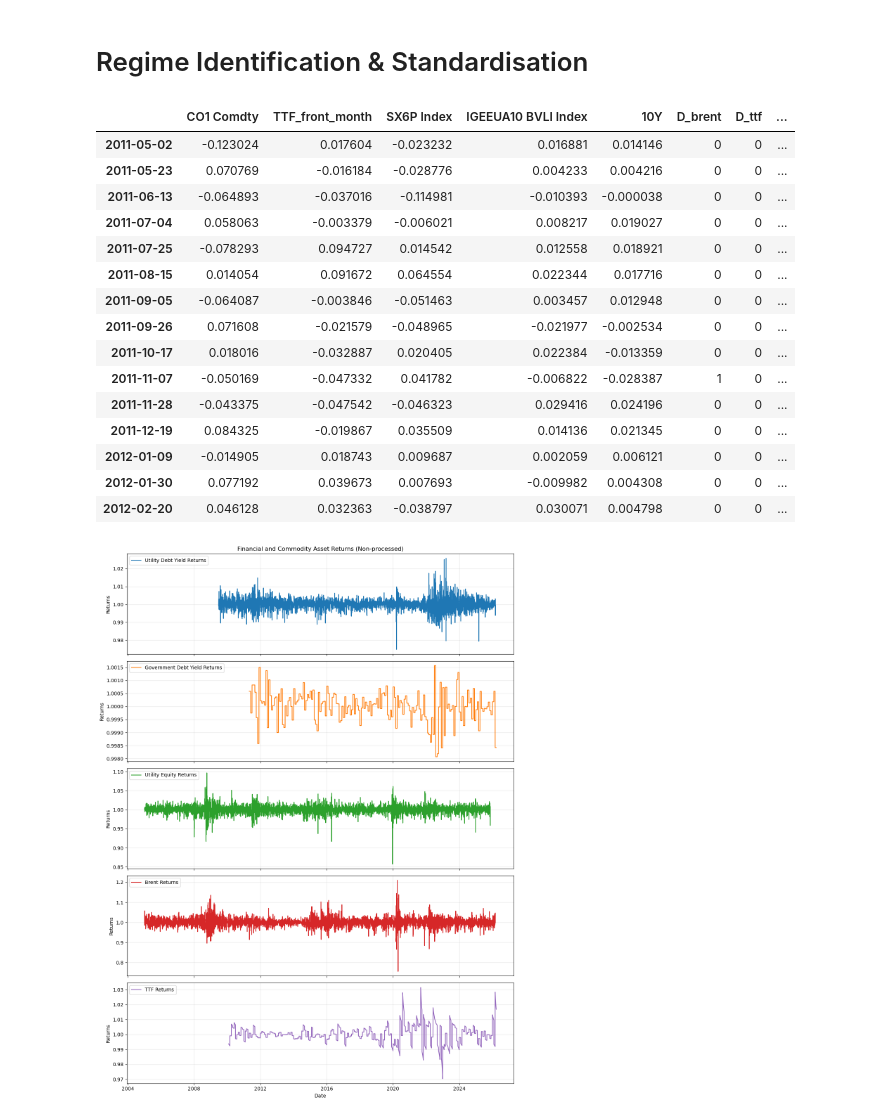
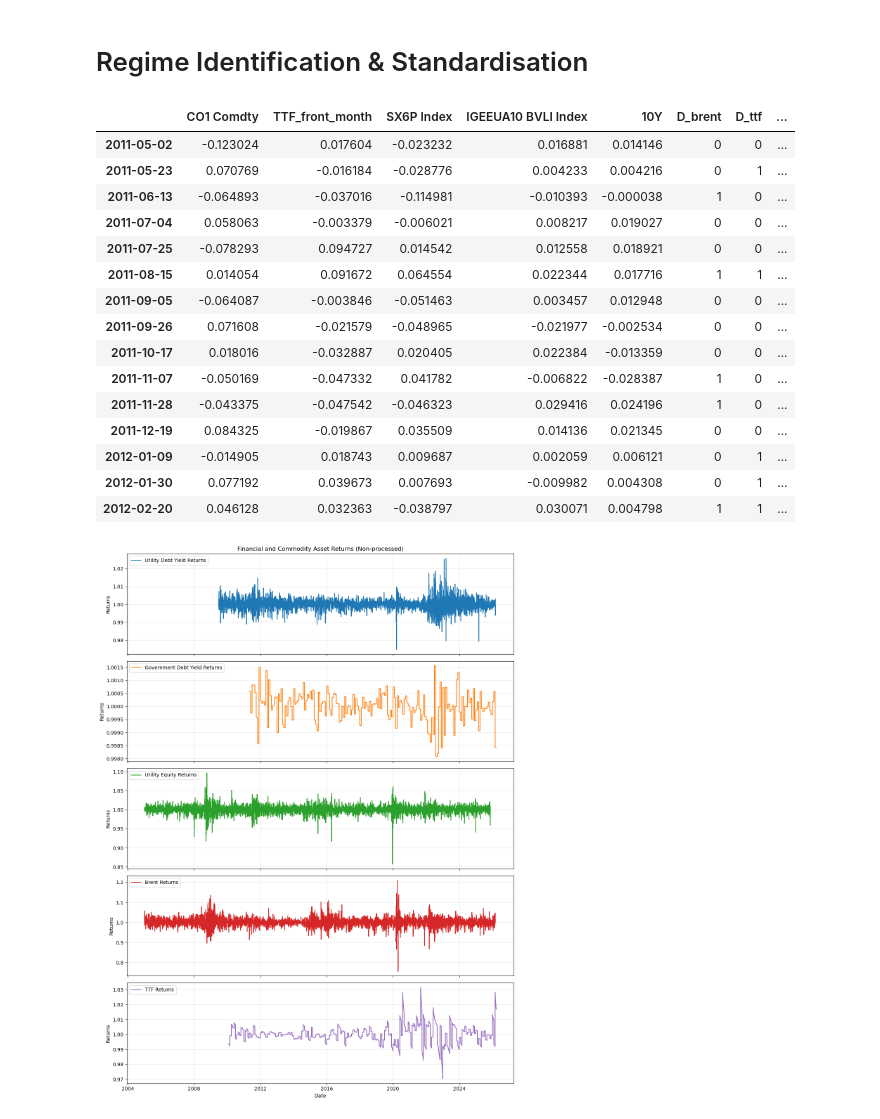
Before and after one commit to 1bykov/Thesis, a Jupyter notebook: code/BRENT_TTF_regression.ipynb, the cells around one changed output. Drawn from its saved outputs; the diff is of its cells as text; code cells hidden in the pictures.

```diff
--- a/code/BRENT_TTF_regression.ipynb
+++ b/code/BRENT_TTF_regression.ipynb
@@ -28,2 +30,21 @@ def standardise(col):
+# %%
+# Data Frequency
+data_days=21
+frequency=f'{data_days}D' # - Set frequency for resampling in clean_process function
+
+indicator_days = 252 # days
+indicator_window = round(indicator_days/data_days) # - Window for indicators in number of data points
+vol_coeff=1
+
+# Durations
+D_util = 7.5 # Utility duration will be higher than Govt duration
+D_govt = 8.5
+
+# standardise = True # - Whether to standardise data for comparability of coefficients
+standardise = False
+
+# Target Definition Selection for regressions
+target = ['IGEEUA10 BVLI Index'] # - Utility Debt Yield Index (10Y) as target
+# target = ['excess_R_util']  # - Excess Utility Debt Return over Govt Return (10Y) as target
 # %% [markdown]
 # Load, Process, Align Dates
@@ -128,52 +131,52 @@ df.head(5)
 # %%
 mu_p_6m_brent = brent.rolling(window=indicator_window).mean().dropna()
 std_p_6m_brent = brent.rolling(window=indicator_window).std().dropna()
-threshold_brent = mu_p_6m_brent + 1.5*std_p_6m_brent
+threshold_brent = mu_p_6m_brent + vol_coeff*std_p_6m_brent
 
 mu_p_6m_ttf = ttf.rolling(window=indicator_window).mean().dropna()
 std_p_6m_ttf = ttf.rolling(window=indicator_window).std().dropna()
-threshold_ttf = mu_p_6m_ttf + 1.5*std_p_6m_ttf
+threshold_ttf = mu_p_6m_ttf + vol_coeff*std_p_6m_ttf
 
 # threshold will be shorter than brent due to rolling calculation
 indicator_brent=pd.Series(data=np.where(brent['CO1 Comdty'].loc[threshold_brent.index] > threshold_brent['CO1 Comdty'], 1, 0), index=threshold_brent.index)
 indicator_ttf=pd.Series(data=np.where(ttf['TTF_front_month'].loc[threshold_ttf.index] > threshold_ttf['TTF_front_month'], 1, 0), index=threshold_ttf.index)
 
 # crop indicator to fit into df
 indicator_brent = indicator_brent[indicator_brent.index.isin(df.index)]
 indicator_ttf = indicator_ttf[indicator_ttf.index.isin(df.index)]
 df['D_brent']=indicator_brent
 df['D_ttf']=indicator_ttf
 
 df['govt_indic_brent'] = df['D_brent'] * df['10Y']
 df['brent_indic_brent'] = df['D_brent'] * df['CO1 Comdty']
 
 df['govt_indic_ttf'] = df['D_ttf'] * df['10Y']
 df['brent_indic_ttf'] = df['D_ttf'] * df['TTF_front_month']
 
 # Standardise all columns to make coefficients comparable
 if standardise:
     df=df.apply(lambda col: standardise(col), axis=0)
 
 df['excess_R_util'] = df['IGEEUA10 BVLI Index'] - df['10Y']
 
 df.head(15)
 # %% [output]
 |  | CO1 Comdty | TTF_front_month | SX6P Index | IGEEUA10 BVLI Index | 10Y | D_brent | D_ttf | ... |
 | 2011-05-02 | -0.123024 | 0.017604 | -0.023232 | 0.016881 | 0.014146 | 0 | 0 | ... |
-| 2011-05-23 | 0.070769 | -0.016184 | -0.028776 | 0.004233 | 0.004216 | 0 | 0 | ... |
-| 2011-06-13 | -0.064893 | -0.037016 | -0.114981 | -0.010393 | -0.000038 | 0 | 0 | ... |
+| 2011-05-23 | 0.070769 | -0.016184 | -0.028776 | 0.004233 | 0.004216 | 0 | 1 | ... |
+| 2011-06-13 | -0.064893 | -0.037016 | -0.114981 | -0.010393 | -0.000038 | 1 | 0 | ... |
 | 2011-07-04 | 0.058063 | -0.003379 | -0.006021 | 0.008217 | 0.019027 | 0 | 0 | ... |
 | 2011-07-25 | -0.078293 | 0.094727 | 0.014542 | 0.012558 | 0.018921 | 0 | 0 | ... |
-| 2011-08-15 | 0.014054 | 0.091672 | 0.064554 | 0.022344 | 0.017716 | 0 | 0 | ... |
+| 2011-08-15 | 0.014054 | 0.091672 | 0.064554 | 0.022344 | 0.017716 | 1 | 1 | ... |
 | 2011-09-05 | -0.064087 | -0.003846 | -0.051463 | 0.003457 | 0.012948 | 0 | 0 | ... |
 | 2011-09-26 | 0.071608 | -0.021579 | -0.048965 | -0.021977 | -0.002534 | 0 | 0 | ... |
 | 2011-10-17 | 0.018016 | -0.032887 | 0.020405 | 0.022384 | -0.013359 | 0 | 0 | ... |
 | 2011-11-07 | -0.050169 | -0.047332 | 0.041782 | -0.006822 | -0.028387 | 1 | 0 | ... |
-| 2011-11-28 | -0.043375 | -0.047542 | -0.046323 | 0.029416 | 0.024196 | 0 | 0 | ... |
+| 2011-11-28 | -0.043375 | -0.047542 | -0.046323 | 0.029416 | 0.024196 | 1 | 0 | ... |
 | 2011-12-19 | 0.084325 | -0.019867 | 0.035509 | 0.014136 | 0.021345 | 0 | 0 | ... |
-| 2012-01-09 | -0.014905 | 0.018743 | 0.009687 | 0.002059 | 0.006121 | 0 | 0 | ... |
-| 2012-01-30 | 0.077192 | 0.039673 | 0.007693 | -0.009982 | 0.004308 | 0 | 0 | ... |
-| 2012-02-20 | 0.046128 | 0.032363 | -0.038797 | 0.030071 | 0.004798 | 0 | 0 | ... |
+| 2012-01-09 | -0.014905 | 0.018743 | 0.009687 | 0.002059 | 0.006121 | 0 | 1 | ... |
+| 2012-01-30 | 0.077192 | 0.039673 | 0.007693 | -0.009982 | 0.004308 | 0 | 1 | ... |
+| 2012-02-20 | 0.046128 | 0.032363 | -0.038797 | 0.030071 | 0.004798 | 1 | 1 | ... |
 # %%
 series_to_plot = {
     'Utility Debt Yield Returns': (1 - D_util * util_yield_10y.diff()).dropna(),
```
Also changed, not shown: parts of 8 cells of this notebook.
